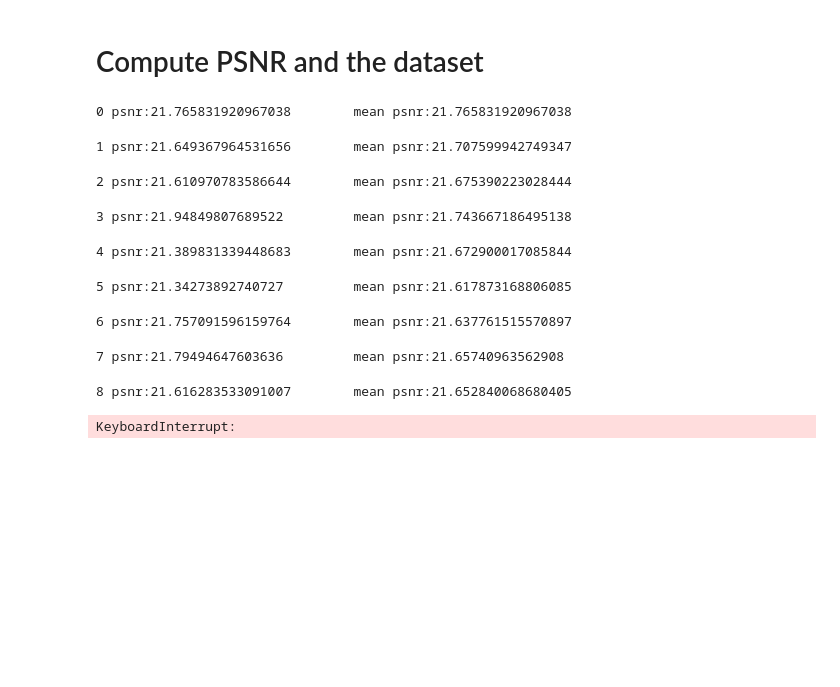
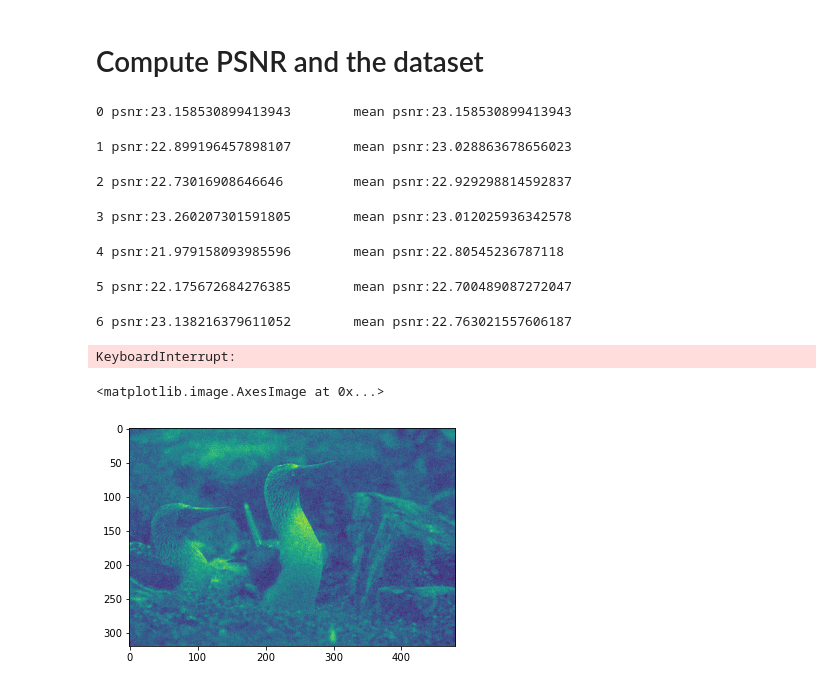
Before and after one commit to mangalp/BM3D_gaussian, a Jupyter notebook: DivNoising_check/examples/BSD68/BSD68-Prediction.ipynb, the cells around one changed output. Cells and saved outputs as stored; diff of their text form; code cells hidden in the pictures; blank space fills up the shorter version.

```diff
--- a/DivNoising_check/examples/BSD68/BSD68-Prediction.ipynb
+++ b/DivNoising_check/examples/BSD68/BSD68-Prediction.ipynb
@@ -54,7 +54,7 @@ plt.imshow(signal[0],cmap='magma')
 # %% [markdown]
 # Load our model
 # %%
-vae = torch.load("./bsd68-10filters-last_vae.net")
+vae = torch.load("./bsd68-10filters-blurlast_vae.net")
 # %% [markdown]
 # Here we predict some qulitative diverse solutions
 # %%
@@ -129,6 +129,8 @@ def PSNR(gt, img):
     mse = np.mean(np.square(gt - img))
     return 20 * np.log10(255) - 10 * np.log10(mse)
 # %%
+vae = torch.load("./bsd68-10filters-blurlast_vae.net")
+
 import time
 PSNRs=[]
 results = []
@@ -144,13 +146,16 @@ for i in range(observation.shape[0]):
 
 print('mean',np.mean(PSNRs))
 # %% [output]
-0 psnr:21.765831920967038        mean psnr:21.765831920967038
+0 psnr:23.158530899413943        mean psnr:23.158530899413943
-1 psnr:21.649367964531656        mean psnr:21.707599942749347
+1 psnr:22.899196457898107        mean psnr:23.028863678656023
-2 psnr:21.610970783586644        mean psnr:21.675390223028444
+2 psnr:22.73016908646646         mean psnr:22.929298814592837
-3 psnr:21.94849807689522         mean psnr:21.743667186495138
+3 psnr:23.260207301591805        mean psnr:23.012025936342578
-4 psnr:21.389831339448683        mean psnr:21.672900017085844
+4 psnr:21.979158093985596        mean psnr:22.80545236787118
-5 psnr:21.34273892740727         mean psnr:21.617873168806085
+5 psnr:22.175672684276385        mean psnr:22.700489087272047
-6 psnr:21.757091596159764        mean psnr:21.637761515570897
+6 psnr:23.138216379611052        mean psnr:22.763021557606187
-7 psnr:21.79494647603636         mean psnr:21.65740963562908
+KeyboardInterrupt:
-8 psnr:21.616283533091007        mean psnr:21.652840068680405
-KeyboardInterrupt:
+# %%
+plt.imshow(results[0])
+# %% [output]
+<matplotlib.image.AxesImage at 0x...>
+[figure, added]
```
Also changed, not shown: parts of 2 cells of this notebook, 2 other files.
